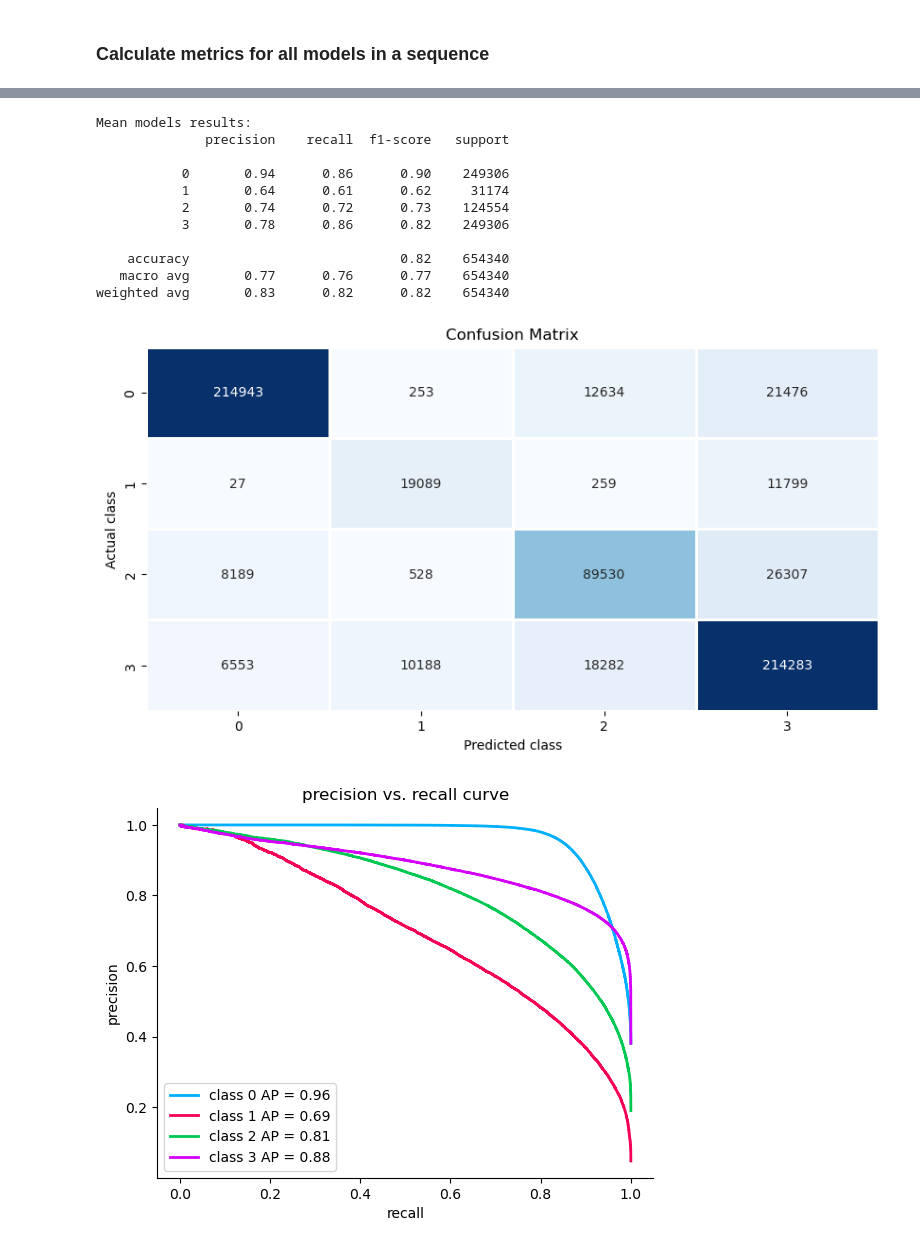
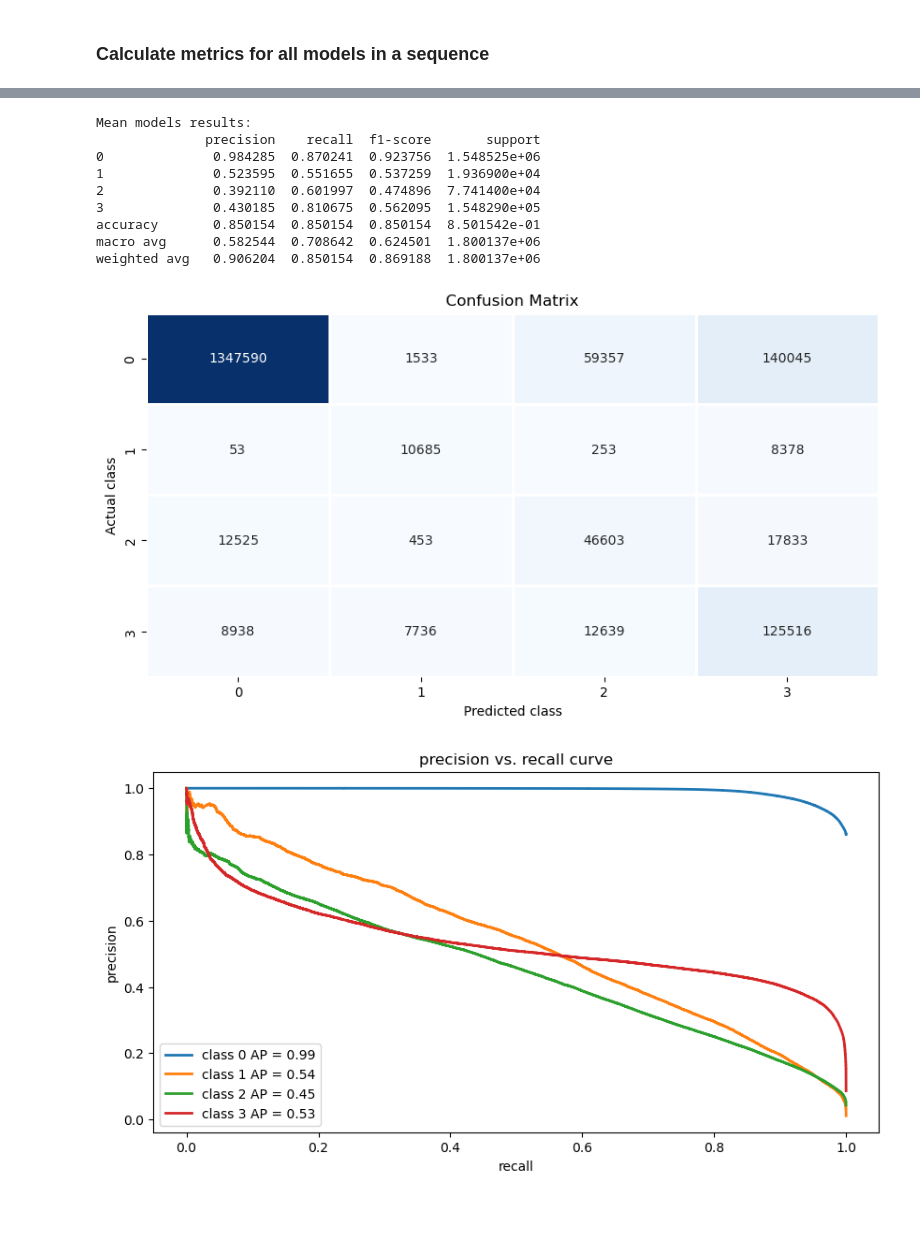
Before and after one commit to makboard/ArableLandSuitability, a Jupyter notebook: models/models_test_metrics.ipynb, the cells around one changed output, grey strips where cells are left out. Saved outputs shown, nothing was run; the diff lists cells and outputs as text; code cells hidden in the pictures; blank space fills up the shorter version.

```diff
--- a/models/models_test_metrics.ipynb
+++ b/models/models_test_metrics.ipynb
@@ -69,42 +66,46 @@ clf_nn_dict = {
 y_probs = dict()
 softmax = nn.Softmax(dim=1)
 joint_dict = {**clf_dict, **clf_nn_dict}
+# create an instance of pl.Trainer
+trainer = pl.Trainer(accelerator="gpu", devices=[1])
 
 for model in tqdm(joint_dict):
-    if model == "MLP":
-        network = Crop_MLP()
-        checkpoint = torch.load(clf_nn_dict["MLP"])
-        loaded_model = Crop_PL(net=network)
-        loaded_model.load_state_dict(checkpoint["state_dict"])
+    if model == "mlp":
+        loaded_model = torch.load(joint_dict[model])
         loaded_model.eval()
-
-        # create an instance of pl.Trainer
-        trainer = pl.Trainer(gpus=1)
 
         # check metrics
         predictions = torch.cat(
-            trainer.predict(loaded_model, DataLoader(X_test_t, batch_size=2048)), dim=0
+            trainer.predict(loaded_model, DataLoader(X_test_nn, batch_size=2048)), dim=0
         )
         softmax = nn.Softmax(dim=1)
         y_prob = softmax(predictions.float()).numpy()
         y_pred = np.argmax(y_prob, 1)
         y_probs[model] = y_prob
-    elif model == "lstm":
-        network = Crop_LSTM()
-        checkpoint = torch.load(clf_nn_dict["lstm"])
-        loaded_model = Crop_PL(net=network)
-        loaded_model.load_state_dict(checkpoint["state_dict"])
+    elif model in ["lstm", "conv_lstm", "transformer"]:
+        loaded_model = torch.load(clf_nn_dict[model])
         loaded_model.eval()
-
-        # create an instance of pl.Trainer
-        trainer = pl.Trainer(gpus=1)
 
         # check metrics
         predictions = torch.cat(
-            trainer.predict(loaded_model, DataLoader(X_lstm, batch_size=2048)), dim=0
+            trainer.predict(
+                loaded_model,
+                DataLoader(
+                    CroplandDatasetTest((X_monthly_test, X_static_test)),
+                    batch_size=2048,
+                ),
+            ),
+            dim=0,
         )
         softmax = nn.Softmax(dim=1)
         y_prob = softmax(predictions.float()).numpy()
+        y_pred = np.argmax(y_prob, 1)
+        y_probs[model] = y_prob
+
+    elif model == "catboost":
+        loaded_model = CatBoostClassifier()
+        loaded_model.load_model(clf_dict[model])
+        y_prob = loaded_model.predict_proba(X_test)
         y_pred = np.argmax(y_prob, 1)
         y_probs[model] = y_prob
     else:
@@ -115,5 +116,6 @@ for model in tqdm(joint_dict):
         y_probs[model] = y_prob
 
     print(model + " results:")
-    custom_multiclass_report(y_test, y_pred, y_probs[model])
+    # custom_multiclass_report(y_test, y_pred, y_probs[model])
+    print(classification_report(y_test, y_pred))
 # %% [output]
@@ -213,25 +218,23 @@ average ROC AUC OvO: 0.9432
 # %%
 # Mean probabilities for nn
 
-y_probs_nn = {key: y_probs[key] for key in y_probs.keys() if key in ["MLP", "lstm"]}
+y_probs_nn = {key: y_probs[key] for key in y_probs.keys() if key in ["mlp", "lstm", "conv_lstm", "transformer"]}
 
 mean_nn_y_prob = np.divide(sum(y_probs_nn.values()), len(y_probs_nn.keys()))
 mean_nn_y_pred = [np.argmax(i) for i in mean_nn_y_prob]
 
 
 print("Mean models results:")
 custom_multiclass_report(y_test, mean_nn_y_pred, mean_nn_y_prob)
 # %% [output]
 Mean models results:
-              precision    recall  f1-score   support
-
-           0       0.94      0.86      0.90    249306
-           1       0.64      0.61      0.62     31174
-           2       0.74      0.72      0.73    124554
-           3       0.78      0.86      0.82    249306
-
-    accuracy                           0.82    654340
-   macro avg       0.77      0.76      0.77    654340
-weighted avg       0.83      0.82      0.82    654340
+              precision    recall  f1-score       support
+0              0.984285  0.870241  0.923756  1.548525e+06
+1              0.523595  0.551655  0.537259  1.936900e+04
+2              0.392110  0.601997  0.474896  7.741400e+04
+3              0.430185  0.810675  0.562095  1.548290e+05
+accuracy       0.850154  0.850154  0.850154  8.501542e-01
+macro avg      0.582544  0.708642  0.624501  1.800137e+06
+weighted avg   0.906204  0.850154  0.869188  1.800137e+06
-[figure, old version]
+[figure, new version]
-[figure, old version]
+[figure, new version]
```
Also changed, not shown: parts of 9 cells of this notebook, 11 other files.
